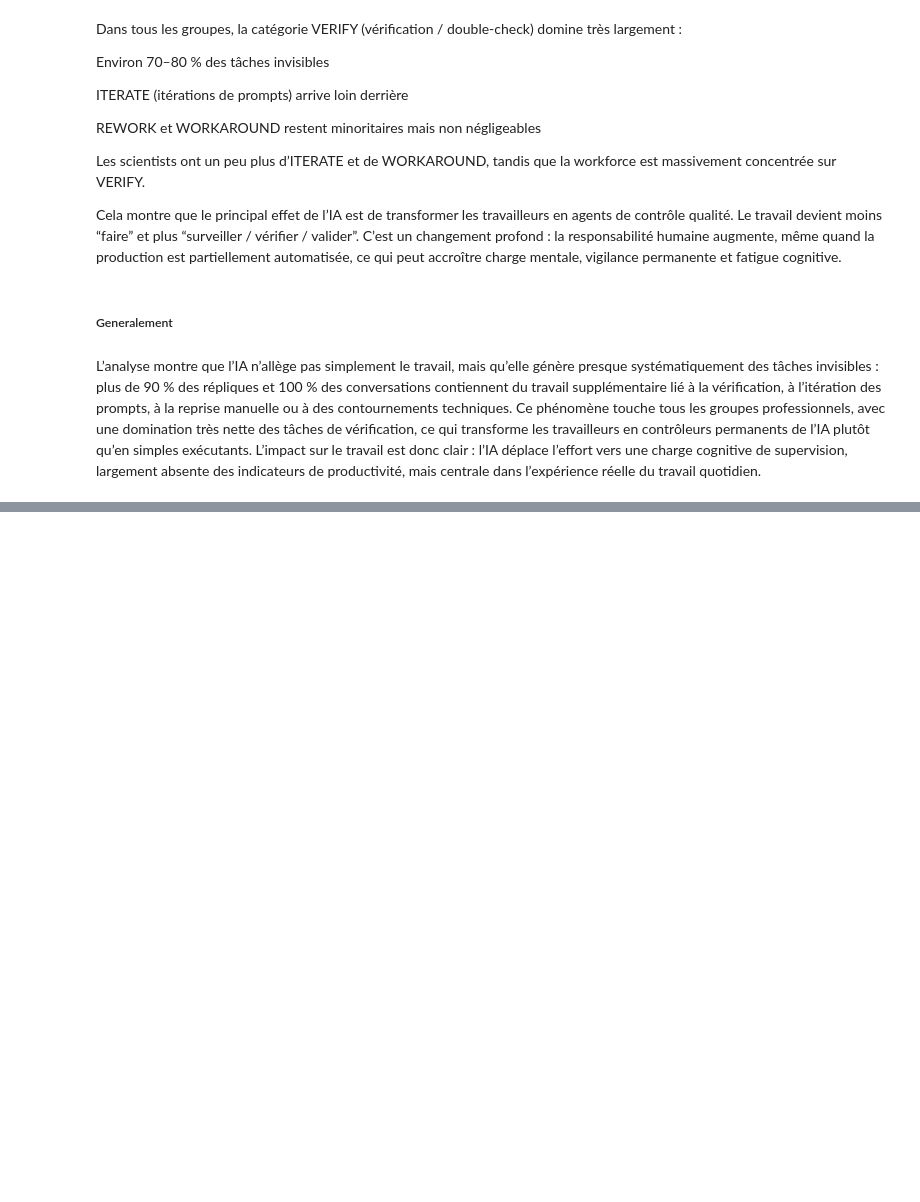
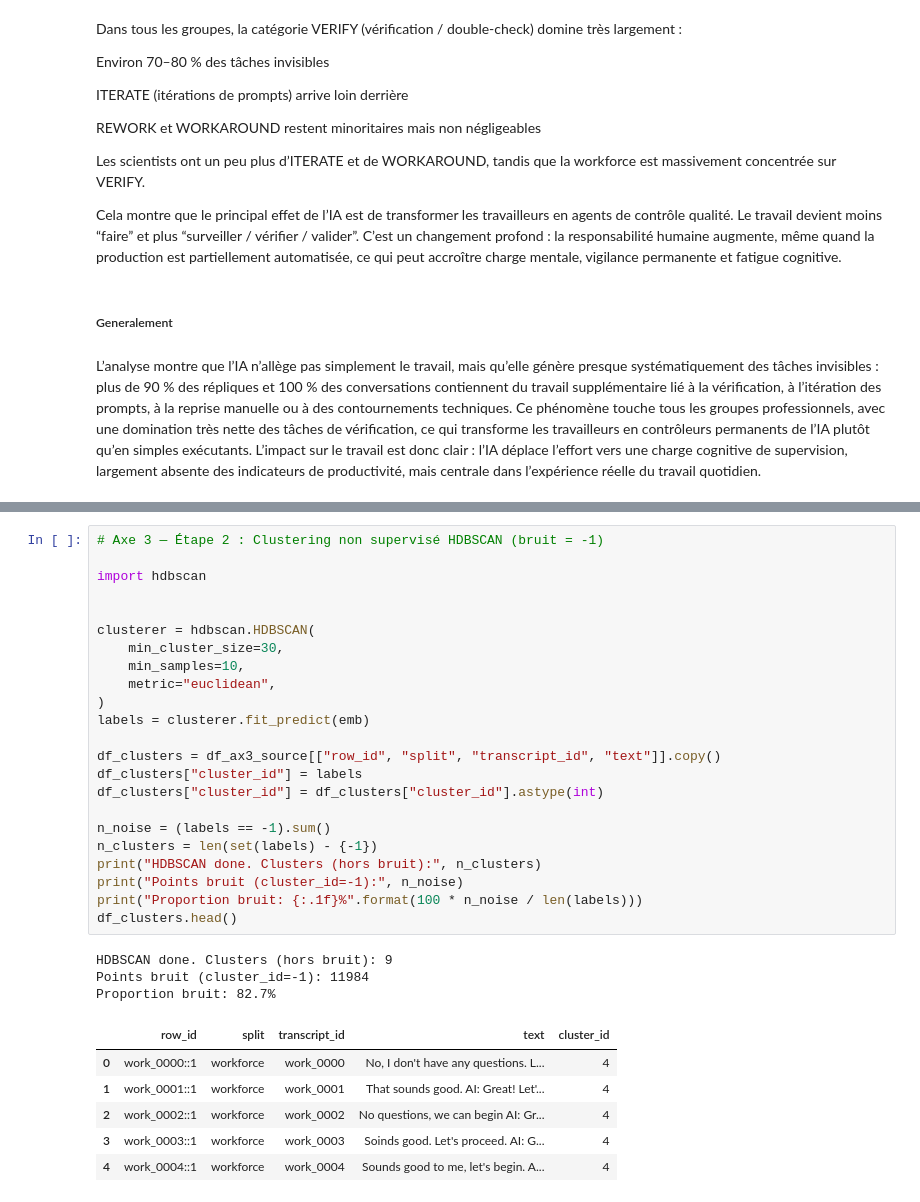
Before and after one commit to BOUADEIKHEIREDDINE/Impact-de-l-IA-sur-le-travail---Anthropic, a Jupyter notebook: anthropic_interviewer_dataset.ipynb, the cells around one changed output, grey strips where cells are left out. Saved outputs shown, nothing was run; the diff lists cells and outputs as text; blank space fills up the shorter version.

```diff
--- a/anthropic_interviewer_dataset.ipynb
+++ b/anthropic_interviewer_dataset.ipynb
@@ -1191,0 +1262,33 @@ L’analyse montre que l’IA n’allège pas simplement le travail, mais qu’e
+# %%
+# Axe 3 — Étape 2 : Clustering non supervisé HDBSCAN (bruit = -1)
+
+import hdbscan
+
+
+clusterer = hdbscan.HDBSCAN(
+    min_cluster_size=30,
+    min_samples=10,
+    metric="euclidean",
+)
+labels = clusterer.fit_predict(emb)
+
+df_clusters = df_ax3_source[["row_id", "split", "transcript_id", "text"]].copy()
+df_clusters["cluster_id"] = labels
+df_clusters["cluster_id"] = df_clusters["cluster_id"].astype(int)
+
+n_noise = (labels == -1).sum()
+n_clusters = len(set(labels) - {-1})
+print("HDBSCAN done. Clusters (hors bruit):", n_clusters)
+print("Points bruit (cluster_id=-1):", n_noise)
+print("Proportion bruit: {:.1f}%".format(100 * n_noise / len(labels)))
+df_clusters.head()
+# %% [output]
+HDBSCAN done. Clusters (hors bruit): 9
+Points bruit (cluster_id=-1): 11984
+Proportion bruit: 82.7%
+|  | row_id | split | transcript_id | text | cluster_id |
+| 0 | work_0000::1 | workforce | work_0000 | No, I don't have any questions. L... | 4 |
+| 1 | work_0001::1 | workforce | work_0001 | That sounds good. AI: Great! Let'... | 4 |
+| 2 | work_0002::1 | workforce | work_0002 | No questions, we can begin AI: Gr... | 4 |
+| 3 | work_0003::1 | workforce | work_0003 | Soinds good. Let's proceed. AI: G... | 4 |
+| 4 | work_0004::1 | workforce | work_0004 | Sounds good to me, let's begin. A... | 4 |
```
Also changed, not shown: parts of 11 cells of this notebook, 21 other files.
